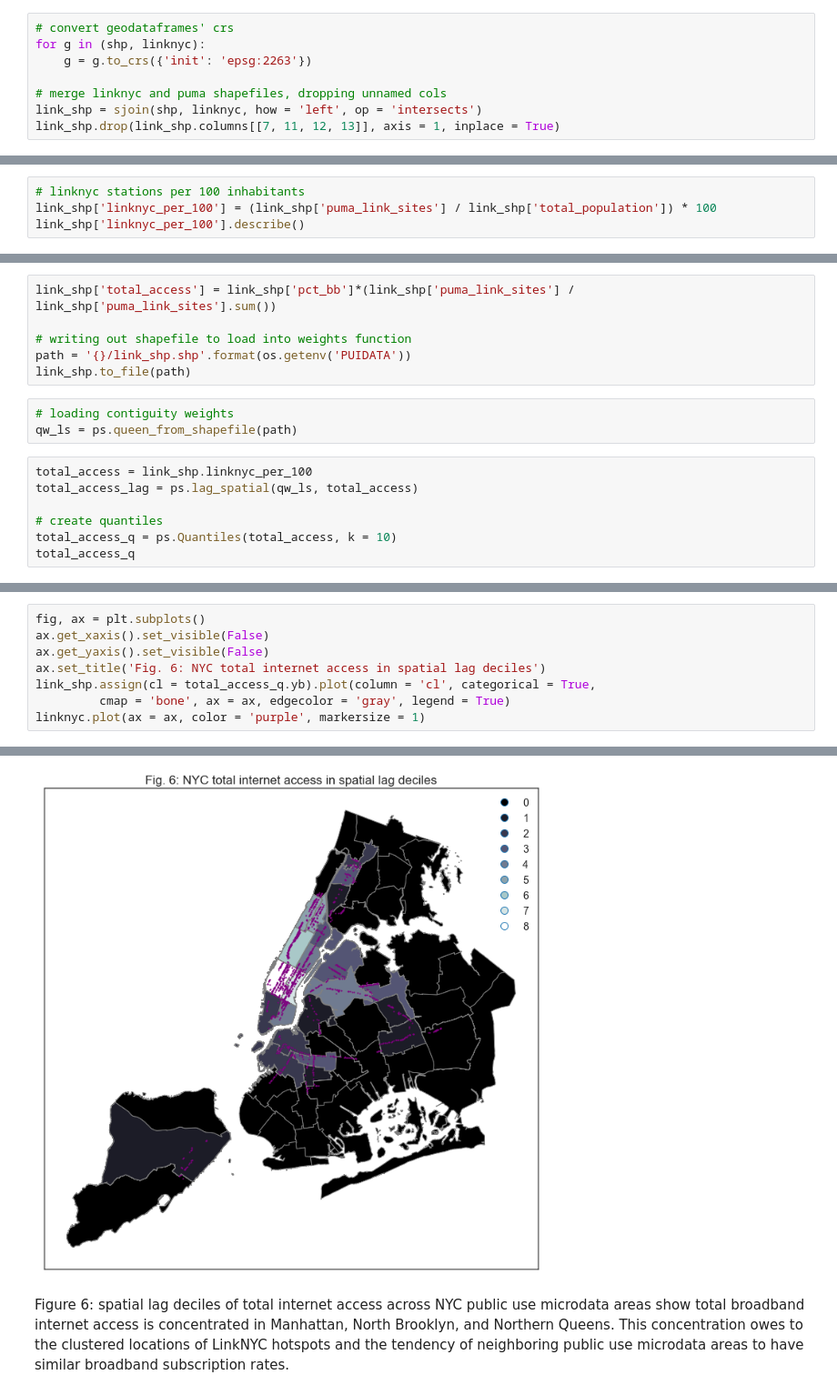
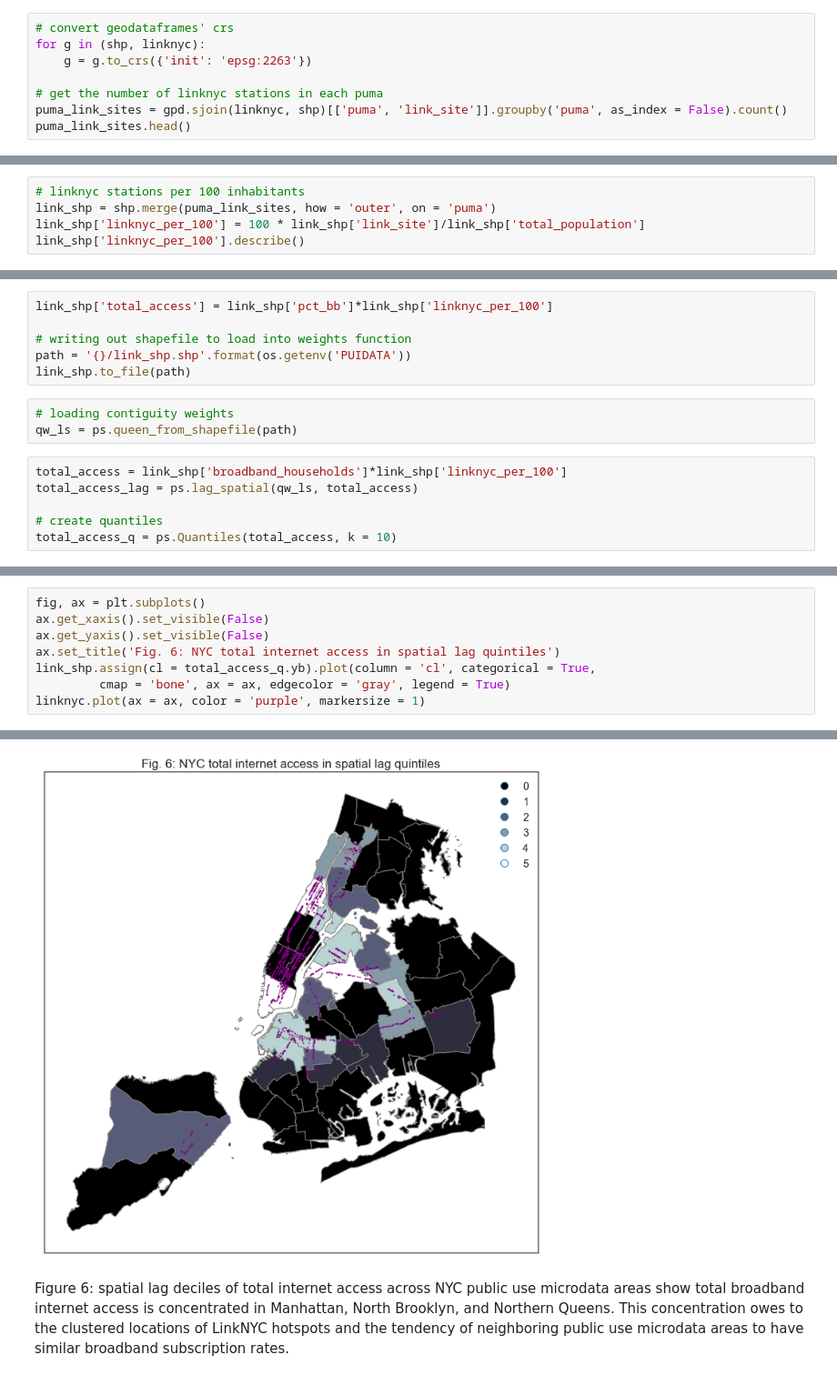
Before and after one commit to vvt221/PUI2018_uak211, a Jupyter notebook: HW7_uak211/HW7_uak211_assignment_1.ipynb, the cells around one changed output, grey strips where cells are left out. Shown at 91% size. Saved outputs shown, nothing was run; the diff lists cells and outputs as text.

```diff
--- a/HW7_uak211/HW7_uak211_assignment_1.ipynb
+++ b/HW7_uak211/HW7_uak211_assignment_1.ipynb
@@ -307,6 +286,6 @@ shp.head()
 for g in (shp, linknyc):
     g = g.to_crs({'init': 'epsg:2263'})
 
-# merge linknyc and puma shapefiles, dropping unnamed cols
-link_shp = sjoin(shp, linknyc, how = 'left', op = 'intersects')
-link_shp.drop(link_shp.columns[[7, 11, 12, 13]], axis = 1, inplace = True)
+# get the number of linknyc stations in each puma
+puma_link_sites = gpd.sjoin(linknyc, shp)[['puma', 'link_site']].groupby('puma', as_index = False).count()
+puma_link_sites.head()
@@ -323,5 +299,6 @@ link_shp.head(4)
 # %%
 # linknyc stations per 100 inhabitants
-link_shp['linknyc_per_100'] = (link_shp['puma_link_sites'] / link_shp['total_population']) * 100
+link_shp = shp.merge(puma_link_sites, how = 'outer', on = 'puma')
+link_shp['linknyc_per_100'] = 100 * link_shp['link_site']/link_shp['total_population']
 link_shp['linknyc_per_100'].describe()
 # %% [output]
@@ -374,7 +351,7 @@ plotting spatial lag deciles that describe total internet access per public use
 similarity of pumas are measured with spatial lag:
 $$total access lag = \sum_j w_{i,j} total access metric$$
 # %%
-link_shp['total_access'] = link_shp['pct_bb']*(link_shp['puma_link_sites'] / link_shp['puma_link_sites'].sum())
+link_shp['total_access'] = link_shp['pct_bb']*link_shp['linknyc_per_100']
 
 # writing out shapefile to load into weights function
 path = '{}/link_shp.shp'.format(os.getenv('PUIDATA'))
@@ -383,9 +360,8 @@ link_shp.to_file(path)
 # loading contiguity weights
 qw_ls = ps.queen_from_shapefile(path)
 # %%
-total_access = link_shp.linknyc_per_100
+total_access = link_shp['broadband_households']*link_shp['linknyc_per_100']
 total_access_lag = ps.lag_spatial(qw_ls, total_access)
 
 # create quantiles
 total_access_q = ps.Quantiles(total_access, k = 10)
-total_access_q
@@ -406,13 +368,13 @@ Lower            Upper              Count
 # %%
 fig, ax = plt.subplots()
 ax.get_xaxis().set_visible(False)
 ax.get_yaxis().set_visible(False)
-ax.set_title('Fig. 6: NYC total internet access in spatial lag deciles')
+ax.set_title('Fig. 6: NYC total internet access in spatial lag quintiles')
 link_shp.assign(cl = total_access_q.yb).plot(column = 'cl', categorical = True,
          cmap = 'bone', ax = ax, edgecolor = 'gray', legend = True)
 linknyc.plot(ax = ax, color = 'purple', markersize = 1)
 # %% [output]
 <matplotlib.axes._subplots.AxesSubplot at 0x...>
-[figure, old version]
+[figure, new version]
 # %% [markdown]
 Figure 6: spatial lag deciles of total internet access across NYC public use microdata areas show total broadband internet access is concentrated in Manhattan, North Brooklyn, and Northern Queens. This concentration owes to the clustered locations of LinkNYC hotspots and the tendency of neighboring public use microdata areas to have similar broadband subscription rates.
```
Also changed, not shown: parts of 12 cells of this notebook.
